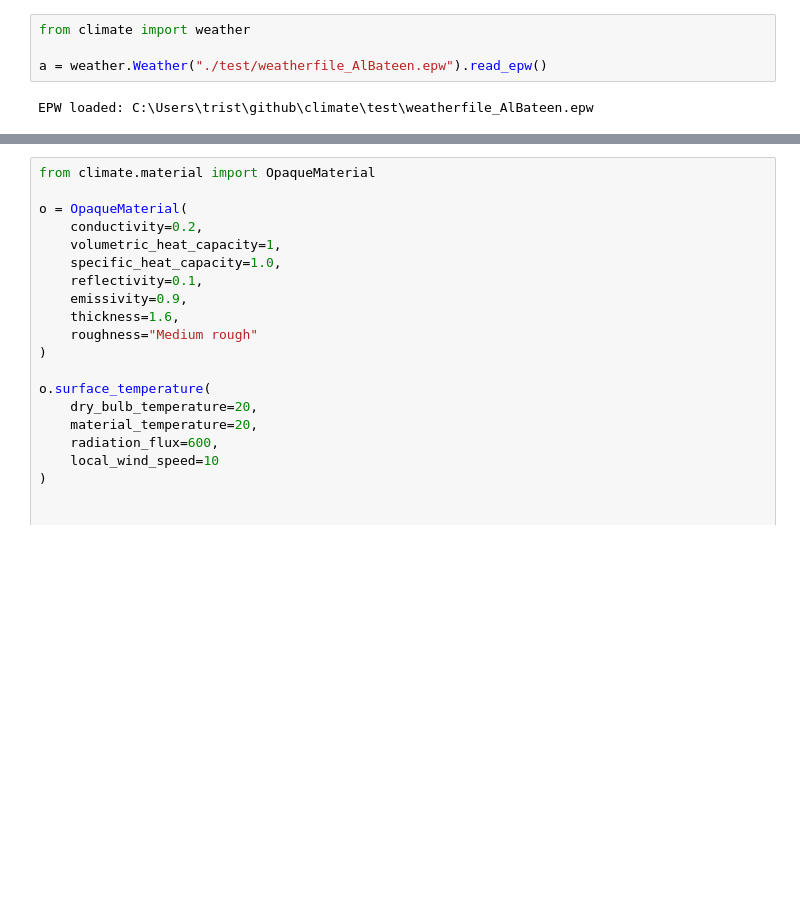
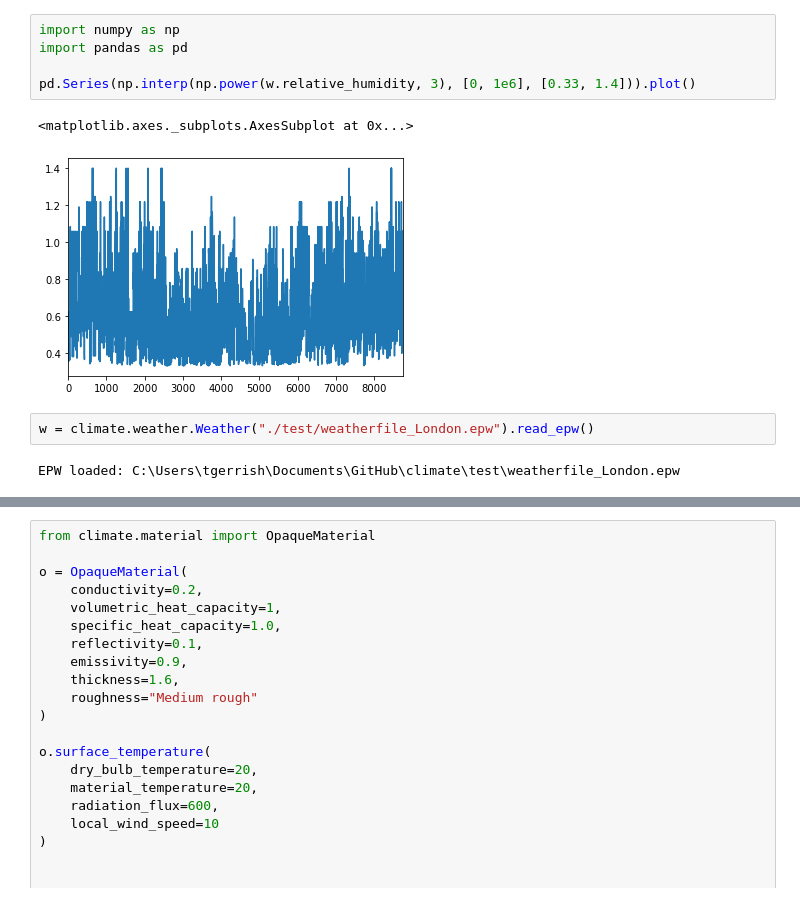
Before and after one commit to cycle13/climate, a Jupyter notebook: test.ipynb, the cells around one changed output, grey strips where cells are left out. Saved outputs shown, nothing was run; the diff lists cells and outputs as text; blank space fills up the shorter version.

```diff
--- a/test.ipynb
+++ b/test.ipynb
@@ -20,6 +11,12 @@ The dedent function was deprecated in Matplotlib 3.1 and will be removed in 3.3.
+# %%
+import numpy as np
+import pandas as pd
+
+pd.Series(np.interp(np.power(w.relative_humidity, 3), [0, 1e6], [0.33, 1.4])).plot()
+# %% [output]
+<matplotlib.axes._subplots.AxesSubplot at 0x...>
+[figure, added]
 # %%
-from climate import weather
-
-a = weather.Weather("./test/weatherfile_AlBateen.epw").read_epw()
+w = climate.weather.Weather("./test/weatherfile_London.epw").read_epw()
 # %% [output]
-EPW loaded: C:\Users\trist\github\climate\test\weatherfile_AlBateen.epw
+EPW loaded: C:\Users\tgerrish\Documents\GitHub\climate\test\weatherfile_London.epw
```
Also changed, not shown: parts of 5 cells of this notebook, 9 other files.
